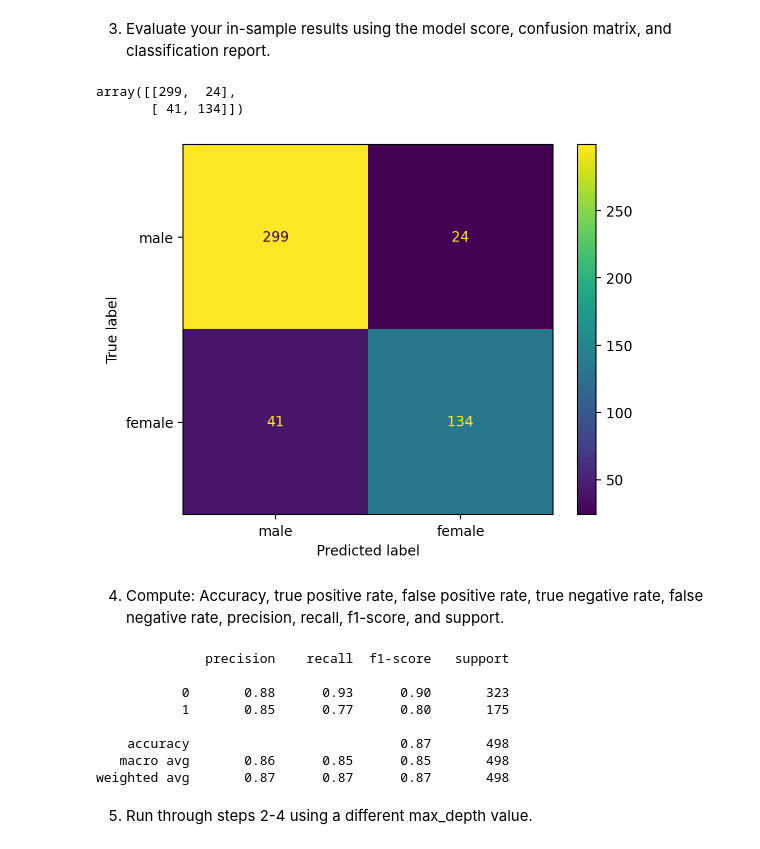
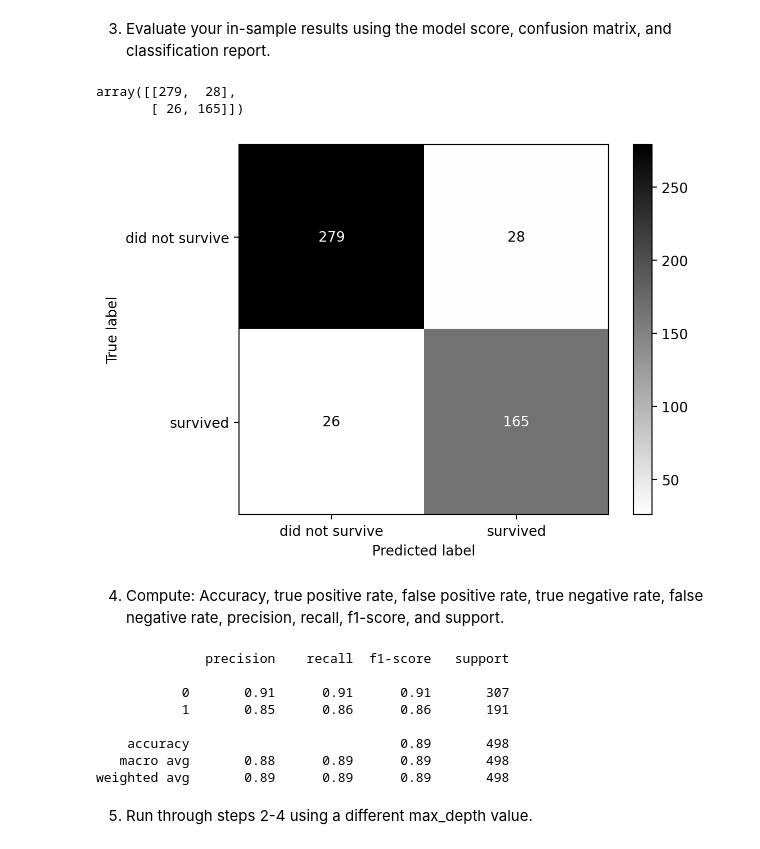
Before and after one commit to Is0metry/classification-exercises, a Jupyter notebook: model.ipynb, the cells around one changed output. Saved outputs shown, nothing was run; the diff lists cells and outputs as text; code cells hidden in the pictures.

```diff
--- a/model.ipynb
+++ b/model.ipynb
@@ -24,7 +43,7 @@ KeyError: "None of [Int64Index([0, 1, 1, 1, 0, 0, 0, 0, 1, 1,\n            ...\n
 # %%
 #baseline prediction
 x = ['fare','sex_male','sex_female','pclass','age']
-y = 'sex_female' #so chosen because I need to do something different to enjoy this
+y = 'survived' #so chosen because I need to do something different to enjoy this
 # Baseline accuracy: accuracy
 x_train = train[x]
 y_train = train[y]
@@ -45,13 +78,13 @@ DecisionTreeClassifier does not accept missing values encoded as NaN natively. F
 3. Evaluate your in-sample results using the model score, confusion matrix, and classification report.
 # %%
 
-confusion_disp = ConfusionMatrixDisplay.from_predictions(y_train,predicted,display_labels=['male','female'])
+confusion_disp = ConfusionMatrixDisplay.from_predictions(y_train,predicted,display_labels=['did not survive','survived'],cmap='binary')
 confusion = confusion_disp.confusion_matrix
 confusion
 # %% [output]
-array([[299,  24],
-       [ 41, 134]])
+array([[279,  28],
+       [ 26, 165]])
-[figure, old version]
+[figure, new version]
 # %% [markdown]
 4. Compute: Accuracy, true positive rate, false positive rate, true negative rate, false negative rate, precision, recall, f1-score, and support.
 # %%
@@ -62,12 +95,12 @@ print(classification_report(y_train,predicted))
 # %% [output]
               precision    recall  f1-score   support
 
-           0       0.88      0.93      0.90       323
-           1       0.85      0.77      0.80       175
+           0       0.91      0.91      0.91       307
+           1       0.85      0.86      0.86       191
 
-    accuracy                           0.87       498
-   macro avg       0.86      0.85      0.85       498
-weighted avg       0.87      0.87      0.87       498
+    accuracy                           0.89       498
+   macro avg       0.88      0.89      0.89       498
+weighted avg       0.89      0.89      0.89       498
 # %% [markdown]
 5. Run through steps 2-4 using a different max_depth value.
 # %%
```
Also changed, not shown: parts of 23 cells of this notebook, 1 other file.
